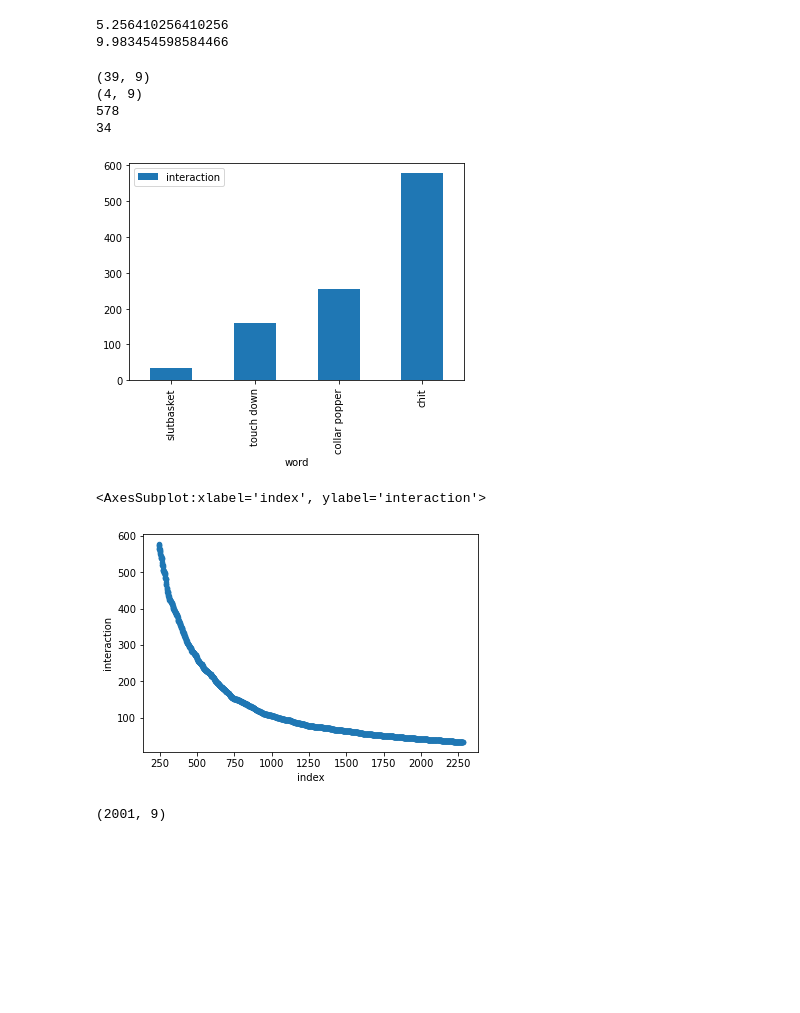
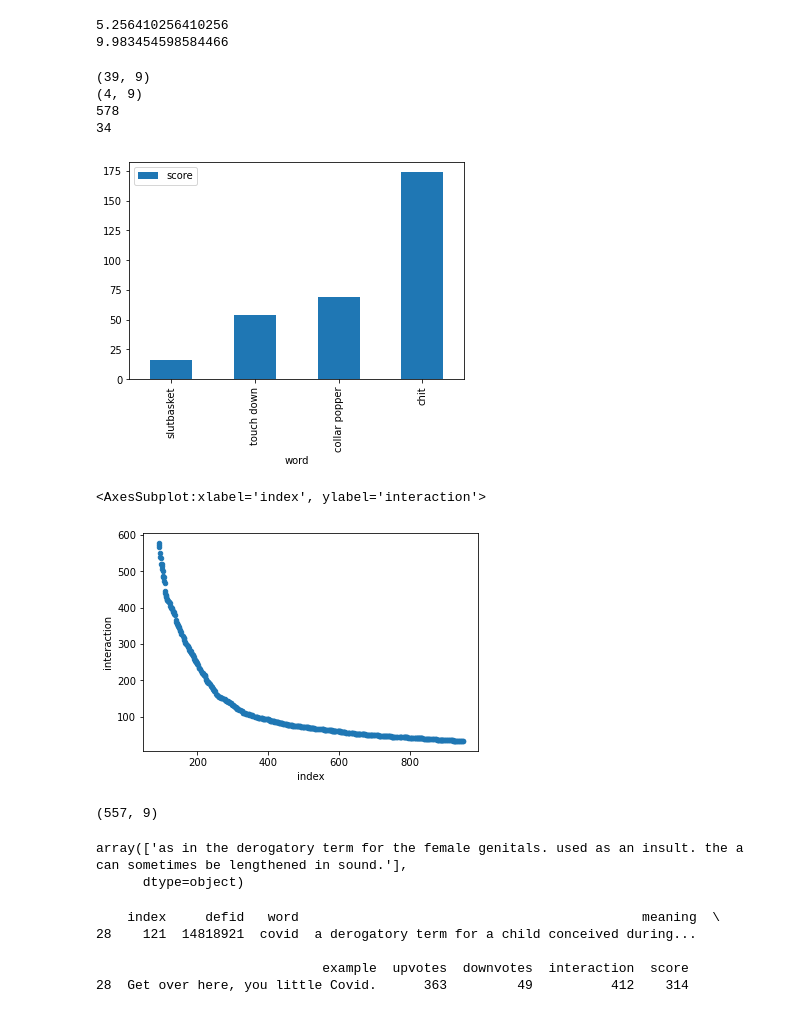
Before and after one commit to ItsmeHJB/DataScienceProject, a Jupyter notebook: Slur extraction.ipynb, the cells around one changed output. Cells and saved outputs as stored; diff of their text form; code cells hidden in the pictures; blank space fills up the shorter version.

Commit message:
Working on analysis and change slur detection

```diff
--- a/Slur extraction.ipynb
+++ b/Slur extraction.ipynb
@@ -318,35 +316,64 @@ std_percent = 5
 res = tmp_df[(tmp_df['vote'] >= mn-(std/std_percent)) & (tmp_df['vote'] <= mn+(std/std_percent))]
 print(tmp_df.shape)
 print(res.shape)
-res.plot.bar(x='word', y='interaction')
-print(res.interaction.max())
-print(res.interaction.min())
+res.plot.bar(x='word', y='score')
+max_inter = res.interaction.max()
+min_inter = res.interaction.min()
+print(max_inter)
+print(min_inter)
 # %% [output]
 (39, 9)
 (4, 9)
 578
 34
-[figure, old version]
+[figure, new version]
+# %%
+# Get highest interaction terms
+highest_interactions = raw_data.sort_values(by='interaction', ascending=False)
+highest_interactions = highest_interactions.drop_duplicates(subset='word')
+# %%
+slurs = get_slurs(include_terms, exclude_terms, duplicates=True, df=highest_interactions)
+slurs = slurs[~slurs.word.str.contains('urban dictionary')]
+slurs = slurs.sort_values(by='interaction', ascending=False)
+slurs.drop(slurs[slurs.interaction == 0].index, inplace=True)
+slurs.reset_index(drop=True, inplace=True)
 # %%
 # Get slurs using range listed above
-slurs_subset = slurs[(slurs['interaction'] >= res.interaction.min()) & (slurs['interaction'] <= res.interaction.max())]
+slurs_subset = slurs[(slurs['interaction'] >= min_inter) & (slurs['interaction'] <= max_inter)]
 
 # Take out words that are less than 3 letters long
 slurs_subset = slurs_subset[[len(x) > 2 for x in slurs_subset.word.tolist()]]
+# score > 1
+slurs_subset = slurs_subset[slurs_subset.score > 1]
+# score > interaction / 3
+slurs_subset = slurs_subset[slurs_subset.score > (slurs_subset.interaction / 4)]
 
 # Count number of words and remove terms longer than 3 words
 def word_count(string):
     return(len(string.strip().split(" ")))
 slurs_subset = slurs_subset[[word_count(x) <= 3 for x in slurs_subset.word.tolist()]]
 
 slurs_subset.reset_index(inplace=True)
 slurs_subset.plot.scatter(x='index', y='interaction')
 # %% [output]
 <AxesSubplot:xlabel='index', ylabel='interaction'>
-[figure, old version]
+[figure, new version]
 # %%
 print(slurs_subset.shape)
 # %% [output]
-(2001, 9)
+(557, 9)
 # %%
 slurs_subset.to_csv('Data/slur_subset.csv', columns = ['word'], index = False)
+# %%
+get_definition('cant', slurs)
+# %% [output]
+array(['as in the derogatory term for the female genitals. used as an insult. the a can sometimes be lengthened in sound.'],
+      dtype=object)
+# %%
+print_entry('covid', slurs_subset)
+# %% [output]
+    index     defid   word                                            meaning  \
+28    121  14818921  covid  a derogatory term for a child conceived during...
+
+                             example  upvotes  downvotes  interaction  score
+28  Get over here, you little Covid.      363         49          412    314
```
Also changed, not shown: parts of 6 cells of this notebook, 3 other files.
